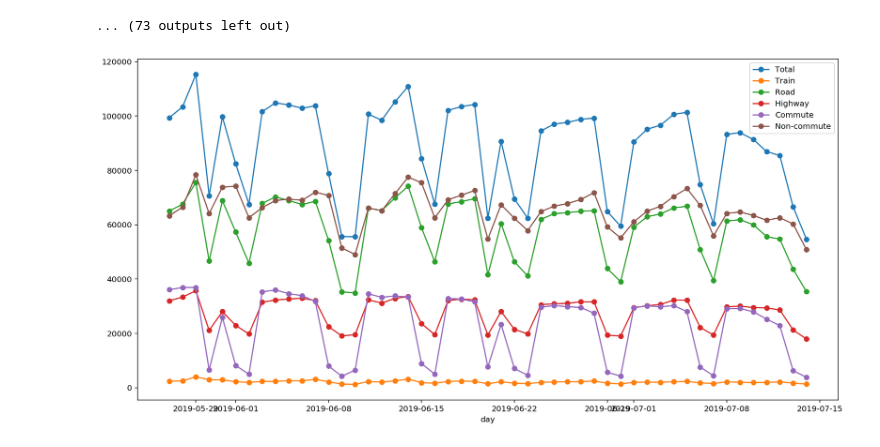
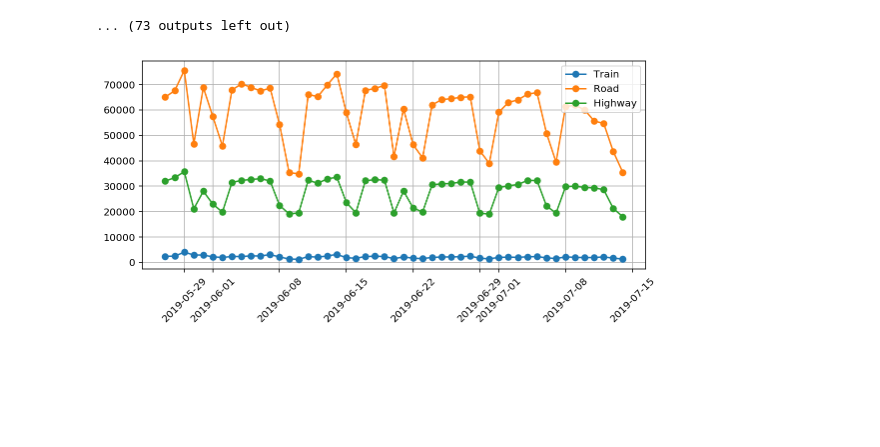
Before and after one commit to AlexandreBellas/USI-Hackathon-2019, a Jupyter notebook: data/analysis/SwissCom.ipynb, the cells around one changed output. Cells and saved outputs as stored; diff of their text form; code cells hidden in the pictures; blank space fills up the shorter version.

Commit message:
Incoming people - plot

```diff
--- a/data/analysis/SwissCom.ipynb
+++ b/data/analysis/SwissCom.ipynb
@@ -87,7 +87,14 @@ tripcount_hourly_withinarea - 1,176 rows
 # %%
 ds = dfs['tripcount_hourly_incomingfrom']
 ds['day'] = ds.index.date
-fig, ax1 = plt.subplots(1,1, figsize=(16,8))
-ds.groupby('day').sum().plot(ax=ax1, marker='o');
+fig, ax1 = plt.subplots(1,1, figsize=(8,4))
+ds.groupby('day').sum()[['Train', 'Road', 'Highway']].plot(ax=ax1, marker='o',rot=45);
+ax1.set_title("")
+ax1.xaxis.set_label_text("");
+ax1.yaxis.set_label_text("");
+ax1.legend(frameon=True);
+ax1.grid(True)
+plt.tight_layout();
+plt.savefig("incoming.png");
 # %% [output]
-[figure, old version]
+[figure, new version]
```
Also changed, not shown: 1 other file.
